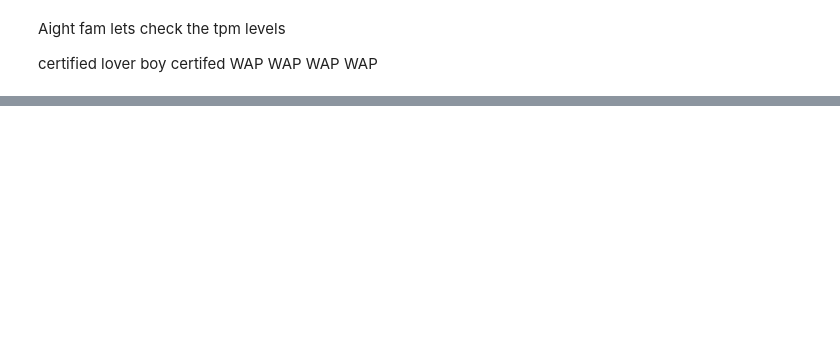
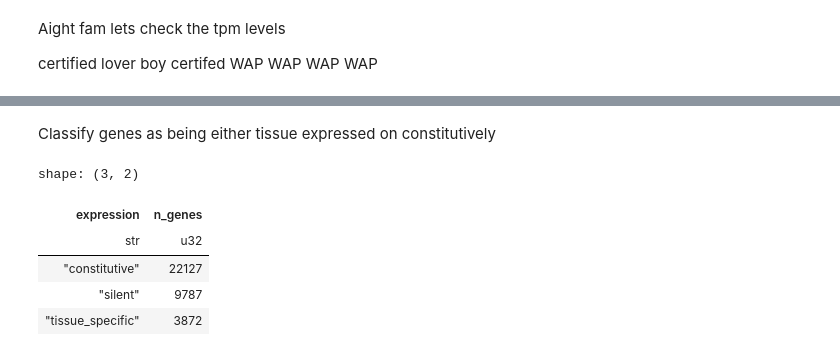
Before and after one commit to SwiftSeal/sver54_assembly, a Jupyter notebook: analysis/methylation_analysis.ipynb, the cells around one changed output, grey strips where cells are left out. Cells and saved outputs as stored; diff of their text form; code cells hidden in the pictures; blank space fills up the shorter version.

```diff
--- a/analysis/methylation_analysis.ipynb
+++ b/analysis/methylation_analysis.ipynb
@@ -231,0 +209,36 @@ Notes:
+# %% [markdown]
+Classify genes as being either tissue expressed on constitutively
+# %%
+def classify_expression(list_of_tpm):
+    expressed_count, unexpressed_count = 0, 0
+    for tpm in list_of_tpm:
+        if tpm >= 1:
+            expressed_count += 1
+        else:
+            unexpressed_count += 1
+    if expressed_count == len(list_of_tpm):
+        return "constitutive"
+    if expressed_count == 0:
+        return "silent"
+    if expressed_count >= 1 & unexpressed_count >= 0:
+        return "tissue_specific"
+
+(
+    lcpm
+    .filter(pl.col("condition").str.contains("Leaf|Root|Shoot"))
+    # Classify as tissue specific if log_tpm > 1 in one tissue, constituive if log_tpm > 1 in all tissues
+    .group_by("gene")
+    .agg(pl.col("tpm"))
+    .with_columns(
+        pl.col("tpm").map_elements(classify_expression).alias("expression")
+    )
+    .group_by("expression")
+    .agg(pl.count("gene").alias("n_genes"))
+)
+# %% [output]
+shape: (3, 2)
+| expression | n_genes |
+| str | u32 |
+| "constitutive" | 22127 |
+| "silent" | 9787 |
+| "tissue_specific" | 3872 |
```
Also changed, not shown: parts of 5 cells of this notebook, 6 other files.
